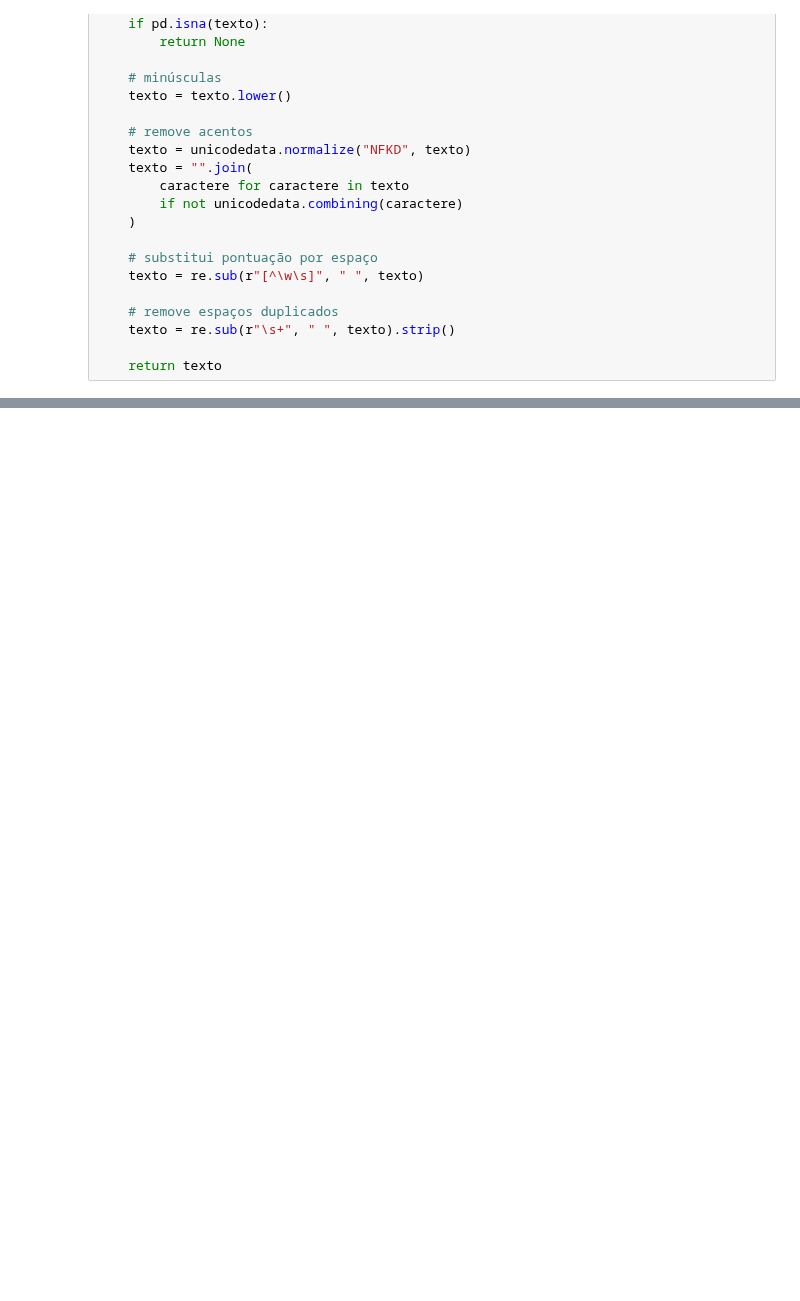
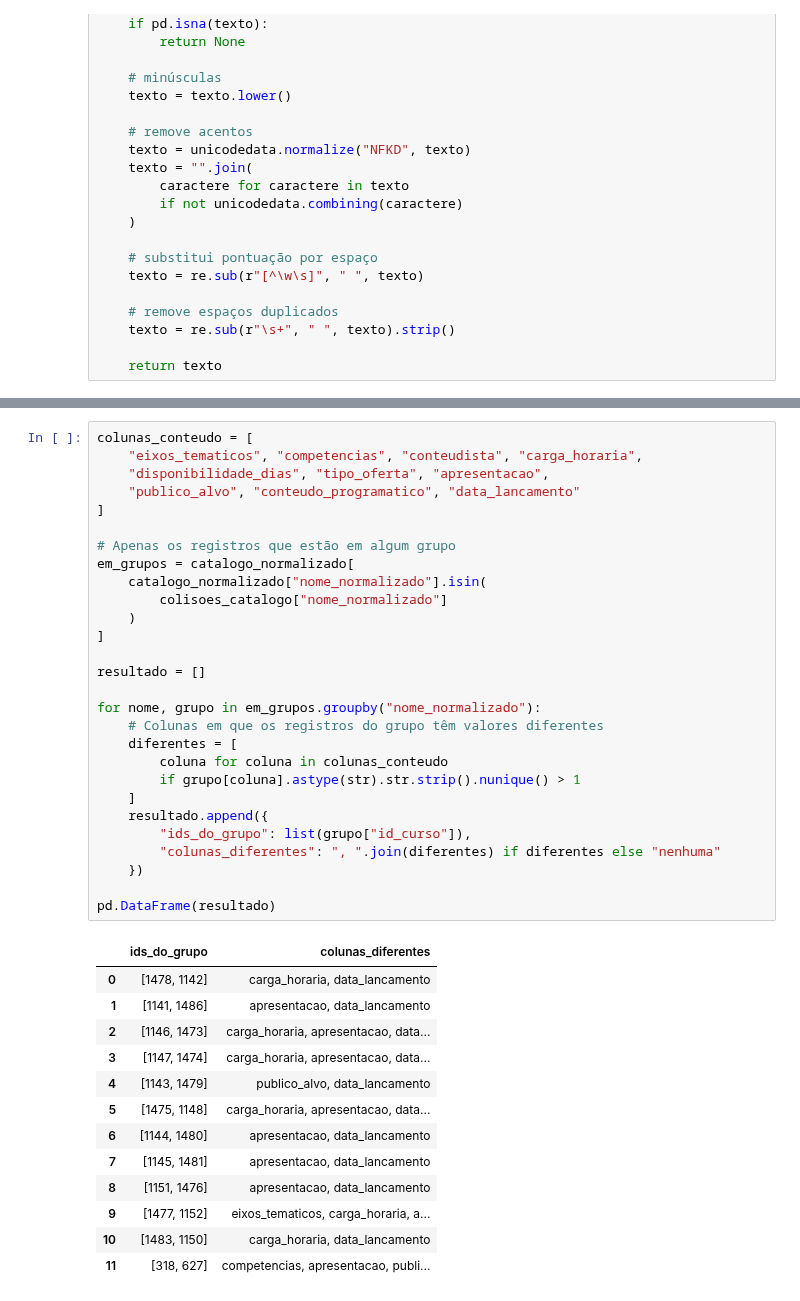
Before and after one commit to Allana691/Projeto-aplicado-III, a Jupyter notebook: codigo/01_preparacao_de_dados.ipynb, the cells around one changed output, grey strips where cells are left out. Saved outputs shown, nothing was run; the diff lists cells and outputs as text; blank space fills up the shorter version.

```diff
--- a/codigo/01_preparacao_de_dados.ipynb
+++ b/codigo/01_preparacao_de_dados.ipynb
@@ -334,0 +599,42 @@ Para evitar que essas variações fossem interpretadas pelo sistema de recomenda
+# %%
+colunas_conteudo = [
+    "eixos_tematicos", "competencias", "conteudista", "carga_horaria",
+    "disponibilidade_dias", "tipo_oferta", "apresentacao",
+    "publico_alvo", "conteudo_programatico", "data_lancamento"
+]
+
+# Apenas os registros que estão em algum grupo
+em_grupos = catalogo_normalizado[
+    catalogo_normalizado["nome_normalizado"].isin(
+        colisoes_catalogo["nome_normalizado"]
+    )
+]
+
+resultado = []
+
+for nome, grupo in em_grupos.groupby("nome_normalizado"):
+    # Colunas em que os registros do grupo têm valores diferentes
+    diferentes = [
+        coluna for coluna in colunas_conteudo
+        if grupo[coluna].astype(str).str.strip().nunique() > 1
+    ]
+    resultado.append({
+        "ids_do_grupo": list(grupo["id_curso"]),
+        "colunas_diferentes": ", ".join(diferentes) if diferentes else "nenhuma"
+    })
+
+pd.DataFrame(resultado)
+# %% [output]
+|  | ids_do_grupo | colunas_diferentes |
+| 0 | [1478, 1142] | carga_horaria, data_lancamento |
+| 1 | [1141, 1486] | apresentacao, data_lancamento |
+| 2 | [1146, 1473] | carga_horaria, apresentacao, data... |
+| 3 | [1147, 1474] | carga_horaria, apresentacao, data... |
+| 4 | [1143, 1479] | publico_alvo, data_lancamento |
+| 5 | [1475, 1148] | carga_horaria, apresentacao, data... |
+| 6 | [1144, 1480] | apresentacao, data_lancamento |
+| 7 | [1145, 1481] | apresentacao, data_lancamento |
+| 8 | [1151, 1476] | apresentacao, data_lancamento |
+| 9 | [1477, 1152] | eixos_tematicos, carga_horaria, a... |
+| 10 | [1483, 1150] | carga_horaria, data_lancamento |
+| 11 | [318, 627] | competencias, apresentacao, publi... |
```
Also changed, not shown: parts of 85 cells of this notebook, 1 other file.
